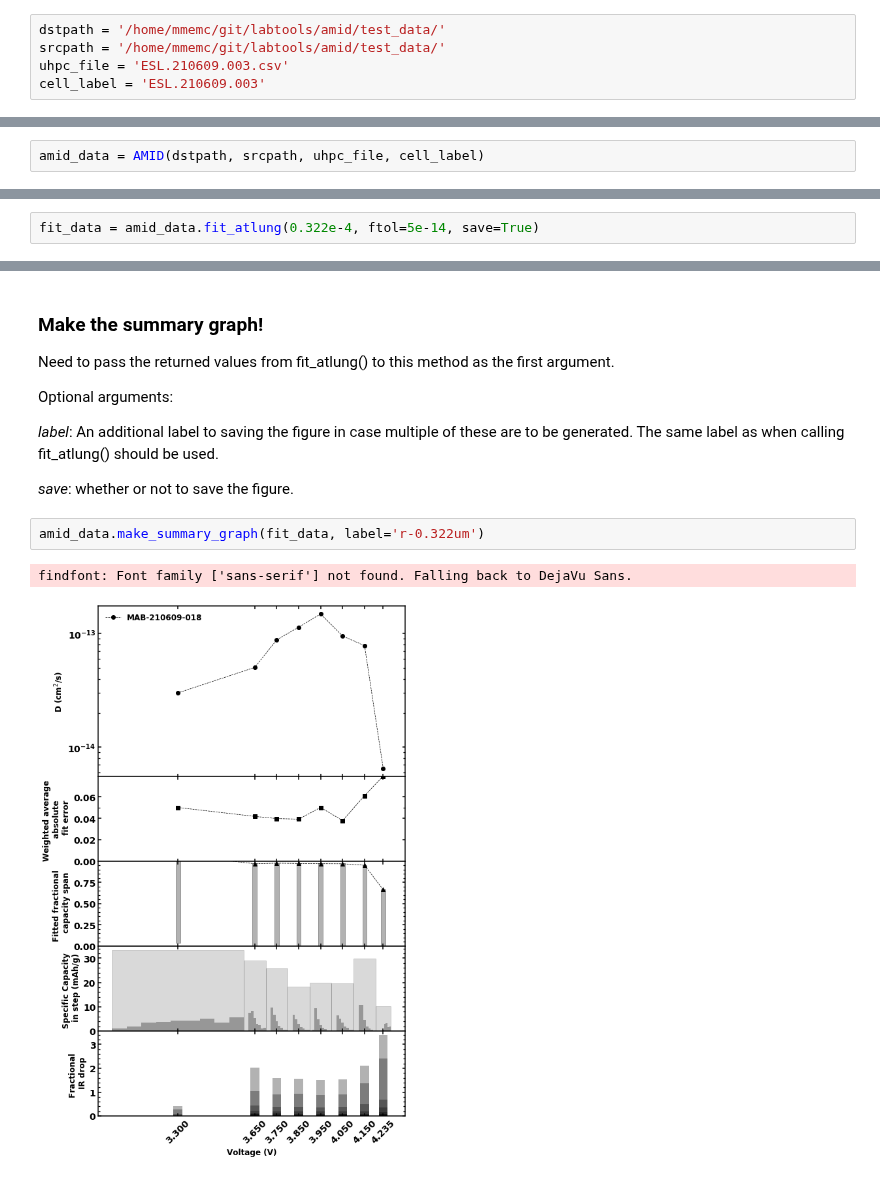
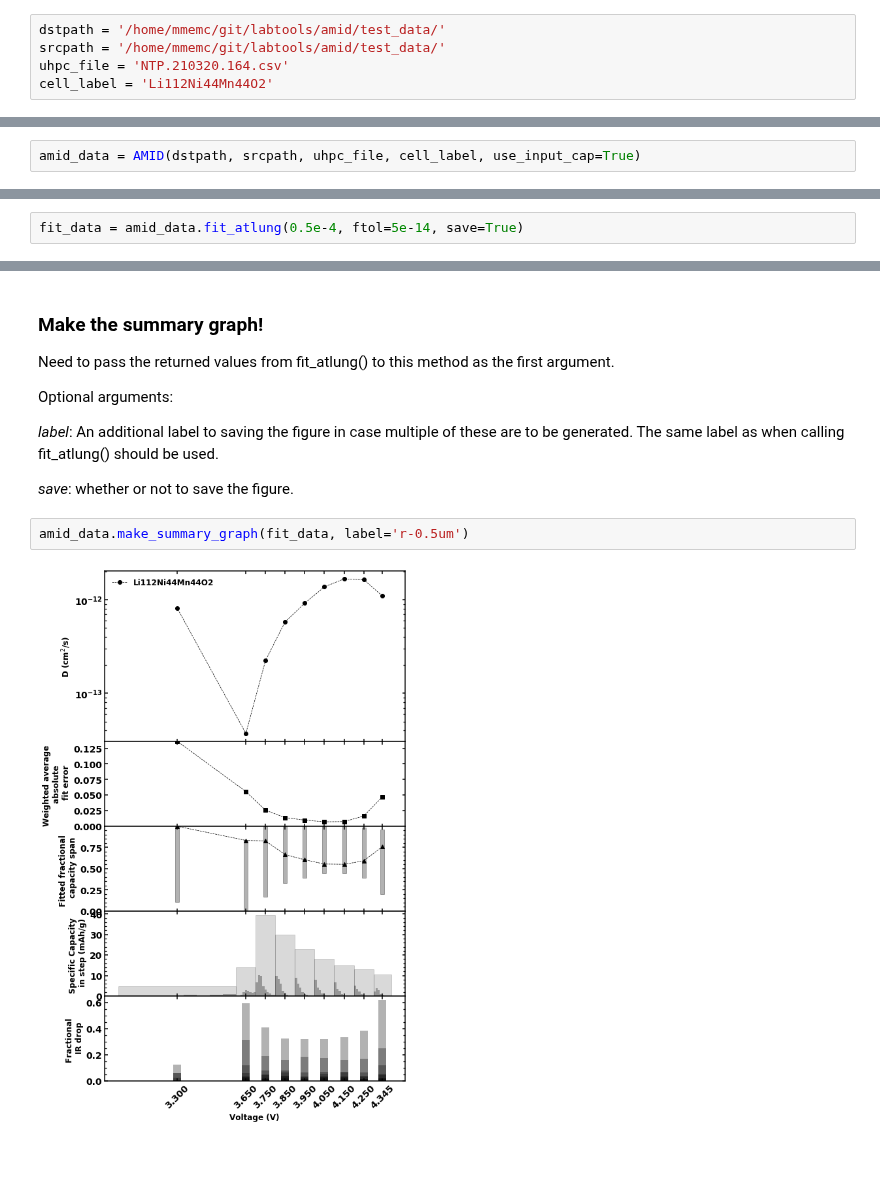
Before and after one commit to mmemcormier/amid, a Jupyter notebook: amid-analysis.ipynb, the cells around one changed output, grey strips where cells are left out. Drawn from its saved outputs; the diff is of its cells as text.

```diff
--- a/amid-analysis.ipynb
+++ b/amid-analysis.ipynb
@@ -21,12 +21,12 @@ from amid import AMID
 # %%
 dstpath = '/home/mmemc/git/labtools/amid/test_data/'
 srcpath = '/home/mmemc/git/labtools/amid/test_data/'
-uhpc_file = 'ESL.210609.003.csv'
-cell_label = 'ESL.210609.003'
+uhpc_file = 'NTP.210320.164.csv'
+cell_label = 'Li112Ni44Mn44O2'
 # %% [markdown]
 ### The AMID object
 
 Instantiating the AMID object is easy! The resulting variable (in this case *amid_data*) contains parsed data from the AMID protocol. You should read the output to be sure it is giving the information you expect!
 # %%
-amid_data = AMID(dstpath, srcpath, uhpc_file, cell_label)
+amid_data = AMID(dstpath, srcpath, uhpc_file, cell_label, use_input_cap=True)
 # %% [output]
@@ -80,5 +80,5 @@ Optional arguments:
 
 Returns: data to needed to make summary graph.
 # %%
-fit_data = amid_data.fit_atlung(0.322e-4, ftol=5e-14, save=True)
+fit_data = amid_data.fit_atlung(0.5e-4, ftol=5e-14, save=True)
 # %% [output]
@@ -99,7 +101,6 @@ Optional arguments:
 
 *save*: whether or not to save the figure.
 # %%
-amid_data.make_summary_graph(fit_data, label='r-0.322um')
+amid_data.make_summary_graph(fit_data, label='r-0.5um')
 # %% [output]
-findfont: Font family ['sans-serif'] not found. Falling back to DejaVu Sans.
-[figure, old version]
+[figure, new version]
```
Also changed, not shown: parts of 4 cells of this notebook, 26 other files.
